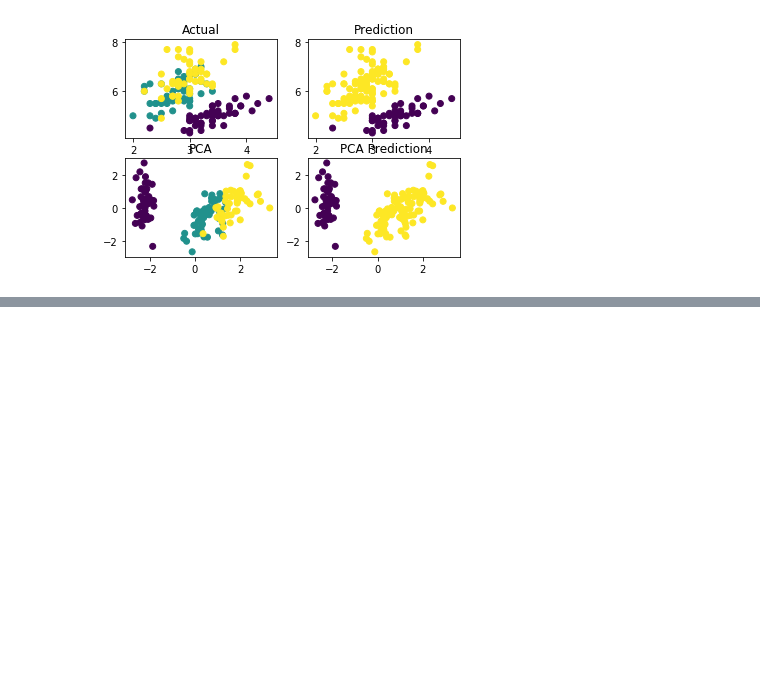
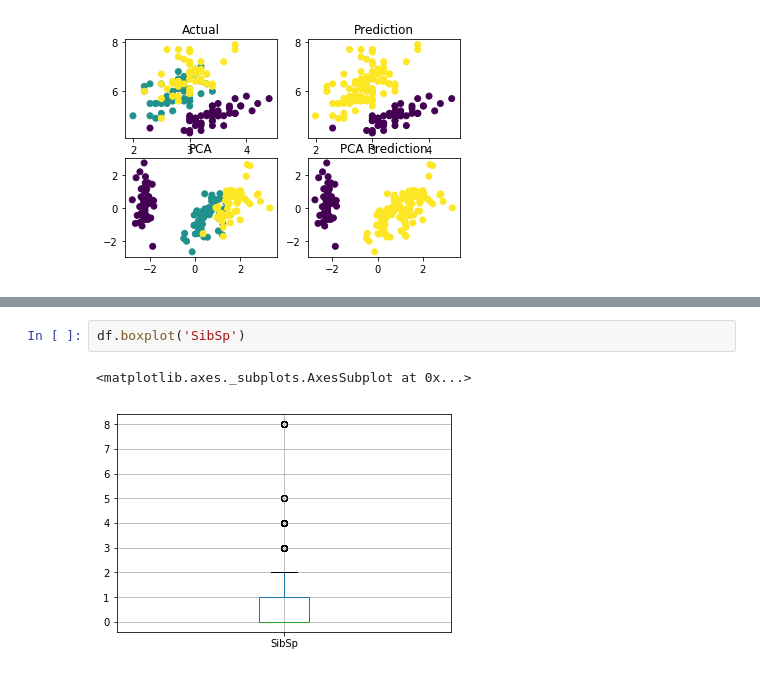
Before and after one commit to anqitu/SckitLearn, a Jupyter notebook: exercises/scikit.ipynb, the cells around one changed output, grey strips where cells are left out. Saved outputs shown, nothing was run; the diff lists cells and outputs as text; blank space fills up the shorter version.

```diff
--- a/exercises/scikit.ipynb
+++ b/exercises/scikit.ipynb
@@ -1601,0 +2046,5 @@ Text(0.5, 1.0, 'PCA Prediction')
+# %%
+df.boxplot('SibSp')
+# %% [output]
+<matplotlib.axes._subplots.AxesSubplot at 0x...>
+[figure, added]
```
Also changed, not shown: parts of 172 cells of this notebook, 9 other files.
